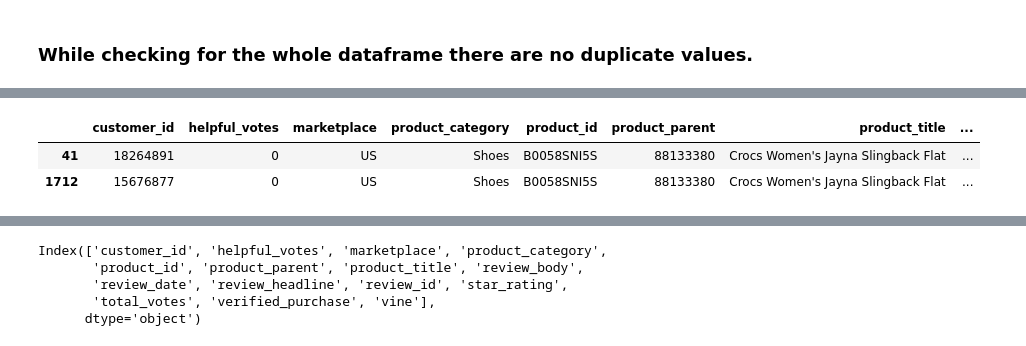
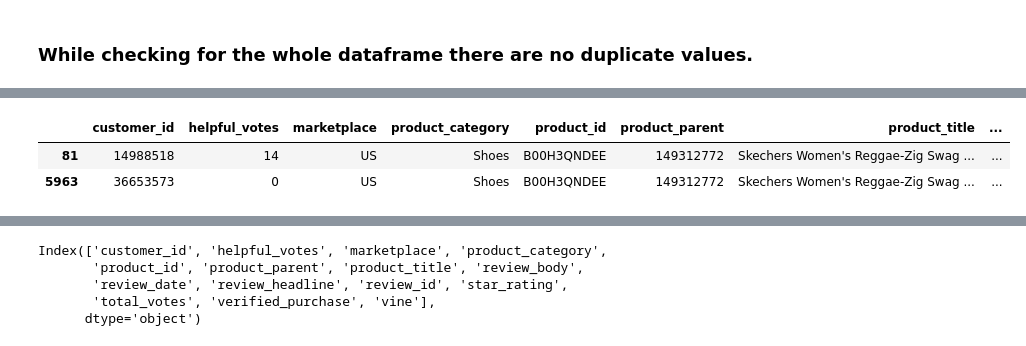
Before and after one commit to shubhampokhrel81/Amazon-US-shoes-review-using-NLP, a Jupyter notebook: assignment1_word_vectorization.ipynb, the cells around one changed output, grey strips where cells are left out. Drawn from its saved outputs; the diff is of its cells as text; code cells hidden in the pictures.

```diff
--- a/assignment1_word_vectorization.ipynb
+++ b/assignment1_word_vectorization.ipynb
@@ -281,6 +308,6 @@ Total number of duplicated items is :434
 # %%
-df[df['product_id'] == 'B0058SNI5S']
+df[df['product_id'] == 'B00H3QNDEE']
 # %% [output]
 |  | customer_id | helpful_votes | marketplace | product_category | product_id | product_parent | product_title | ... |
-| 41 | 18264891 | 0 | US | Shoes | B0058SNI5S | 88133380 | Crocs Women's Jayna Slingback Flat | ... |
-| 1712 | 15676877 | 0 | US | Shoes | B0058SNI5S | 88133380 | Crocs Women's Jayna Slingback Flat | ... |
+| 81 | 14988518 | 14 | US | Shoes | B00H3QNDEE | 149312772 | Skechers Women's Reggae-Zig Swag ... | ... |
+| 5963 | 36653573 | 0 | US | Shoes | B00H3QNDEE | 149312772 | Skechers Women's Reggae-Zig Swag ... | ... |
```
Also changed, not shown: parts of 35 cells of this notebook.
